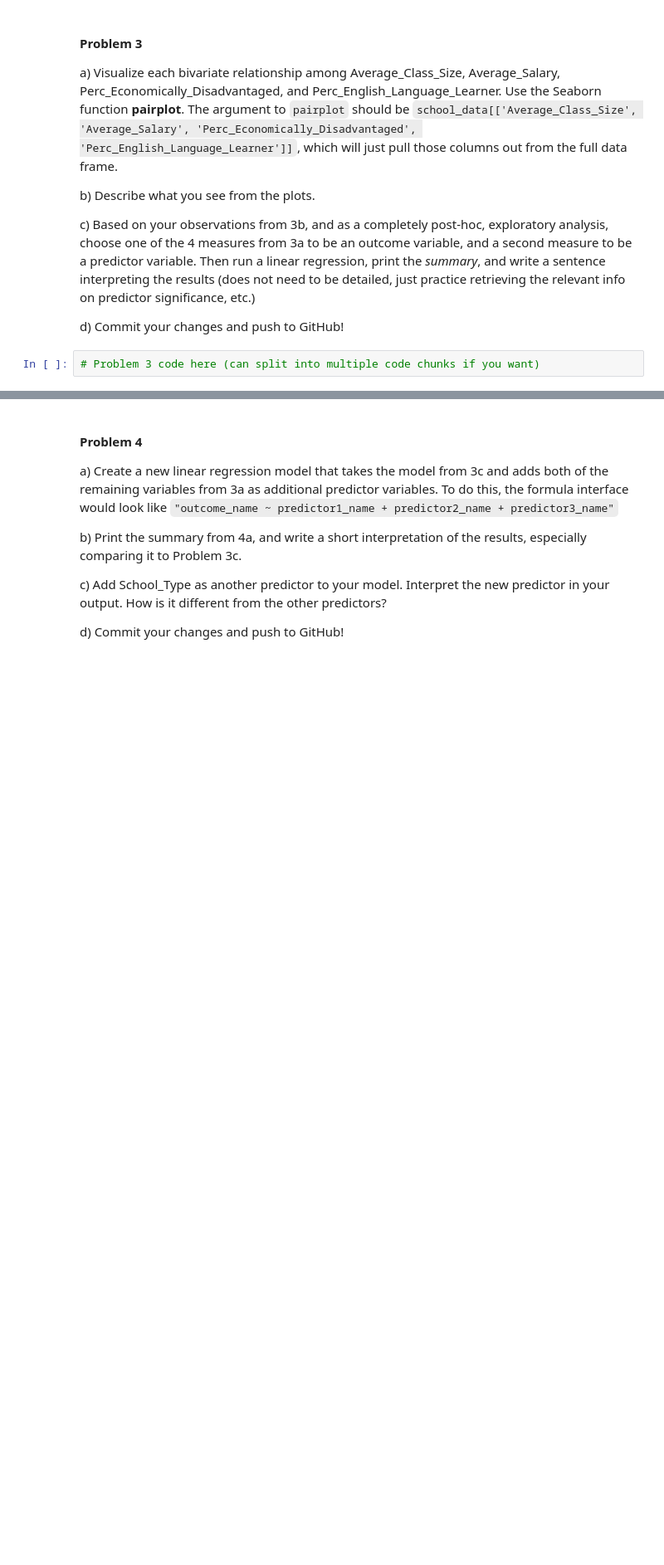
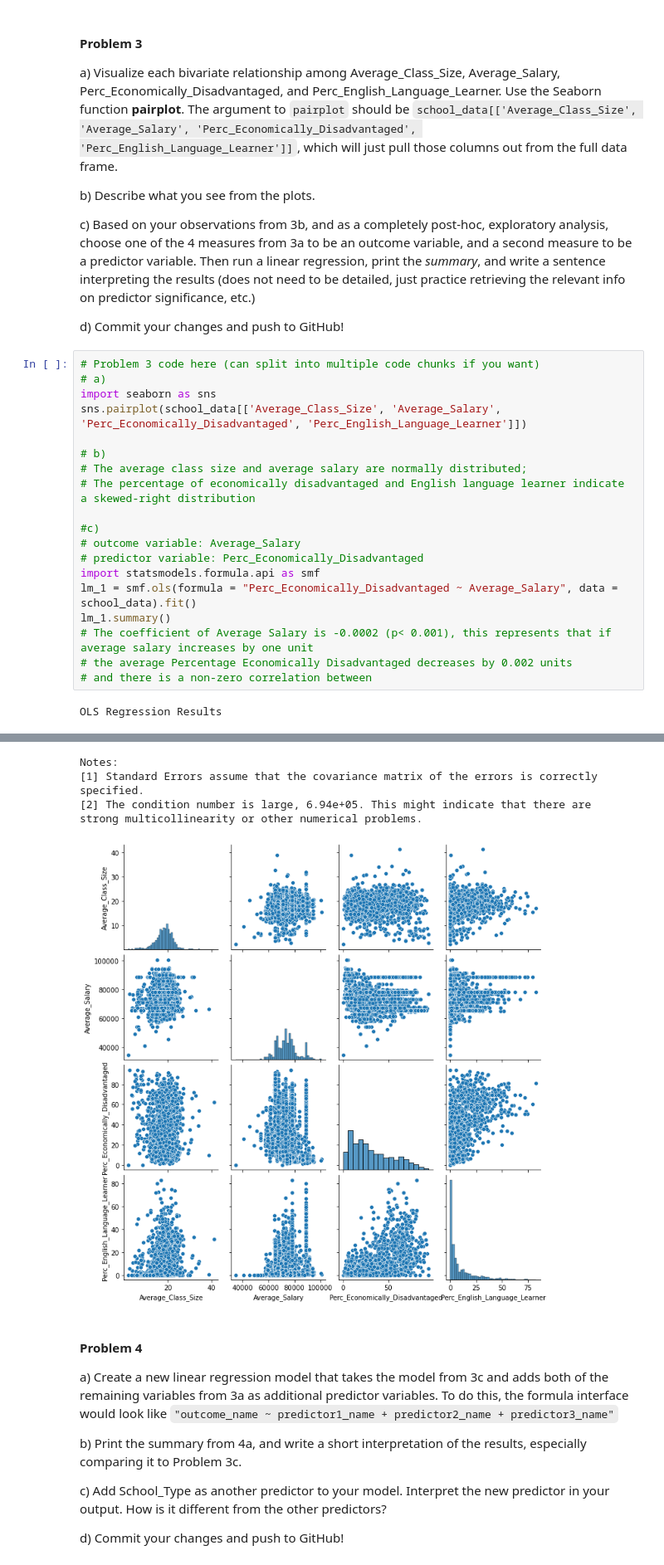
Before and after one commit to panpanZh/f21_pfssr_assignment11, a Jupyter notebook: f21_pfssr_assignment11_notebook_version.ipynb, the cells around one changed output, grey strips where cells are left out. Shown at 83% size. Saved outputs shown, nothing was run; the diff lists cells and outputs as text; blank space fills up the shorter version.

Commit message:
Just finished Problem 3!

```diff
--- a/f21_pfssr_assignment11_notebook_version.ipynb
+++ b/f21_pfssr_assignment11_notebook_version.ipynb
@@ -122,5 +122,24 @@ b) Describe what you see from the plots.
 c) Based on your observations from 3b, and as a completely post-hoc, exploratory analysis, choose one of the 4 measures from 3a to be an outcome variable, and a second measure to be a predictor variable.  Then run a linear regression, print the *summary*, and write a sentence interpreting the results (does not need to be detailed, just practice retrieving the relevant info on predictor significance, etc.)
 
 d) Commit your changes and push to GitHub!
-# %%
-# Problem 3 code here (can split into multiple code chunks if you want)
+# %%
+# Problem 3 code here (can split into multiple code chunks if you want)
+# a)
+import seaborn as sns
+sns.pairplot(school_data[['Average_Class_Size', 'Average_Salary', 'Perc_Economically_Disadvantaged', 'Perc_English_Language_Learner']])
+
+# b)
+# The average class size and average salary are normally distributed;
+# The percentage of economically disadvantaged and English language learner indicate a skewed-right distribution
+
+#c)
+# outcome variable: Average_Salary
+# predictor variable: Perc_Economically_Disadvantaged
+import statsmodels.formula.api as smf
+lm_1 = smf.ols(formula = "Perc_Economically_Disadvantaged ~ Average_Salary", data = school_data).fit()
+lm_1.summary()
+# The coefficient of Average Salary is -0.0002 (p< 0.001), this represents that if average salary increases by one unit
+# the average Percentage Economically Disadvantaged decreases by 0.002 units
+# and there is a non-zero correlation between
+# %% [output]
+OLS Regression Results
@@ -127,3 +162,8 @@ d) Commit your changes and push to GitHub!
+Notes:
+[1] Standard Errors assume that the covariance matrix of the errors is correctly specified.
+[2] The condition number is large, 6.94e+05. This might indicate that there are
+strong multicollinearity or other numerical problems.
+[figure, added]
 # %% [markdown]
 #### Problem 4
 
```
Also changed, not shown: parts of 1 cell of this notebook.
